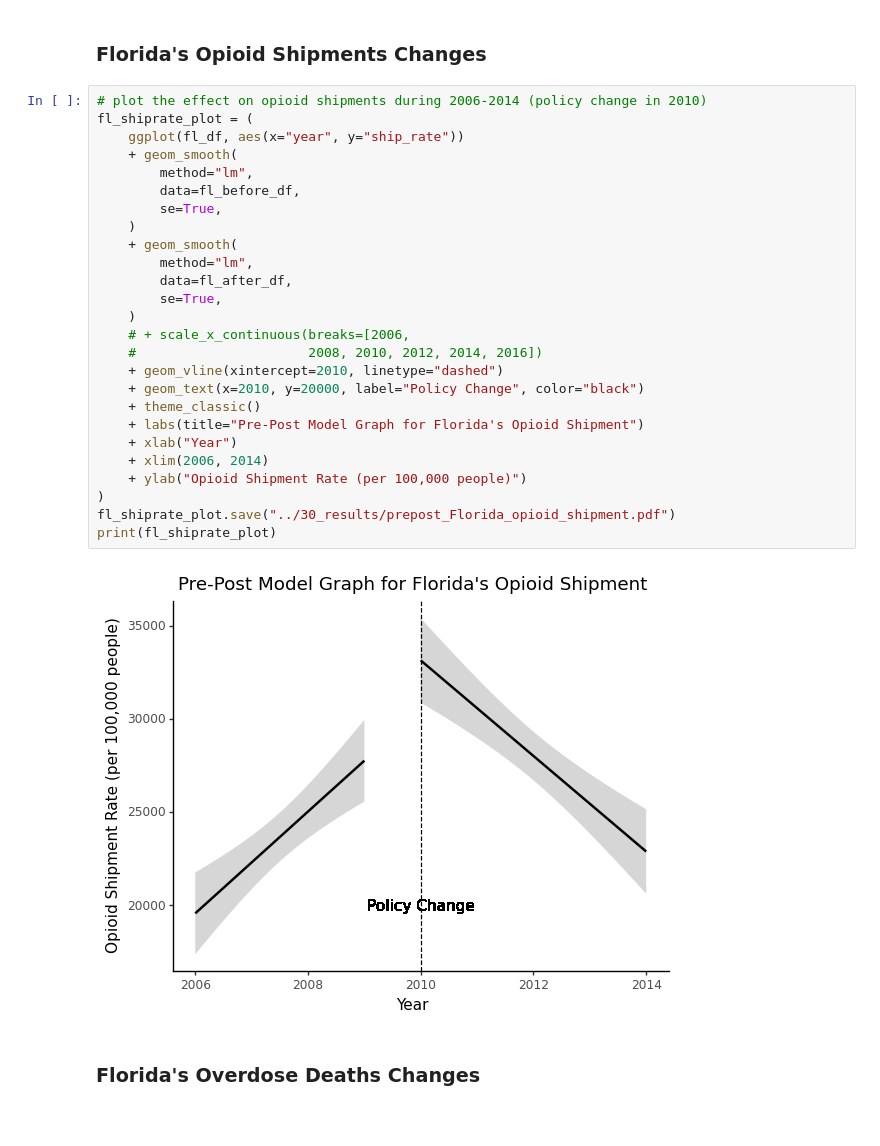
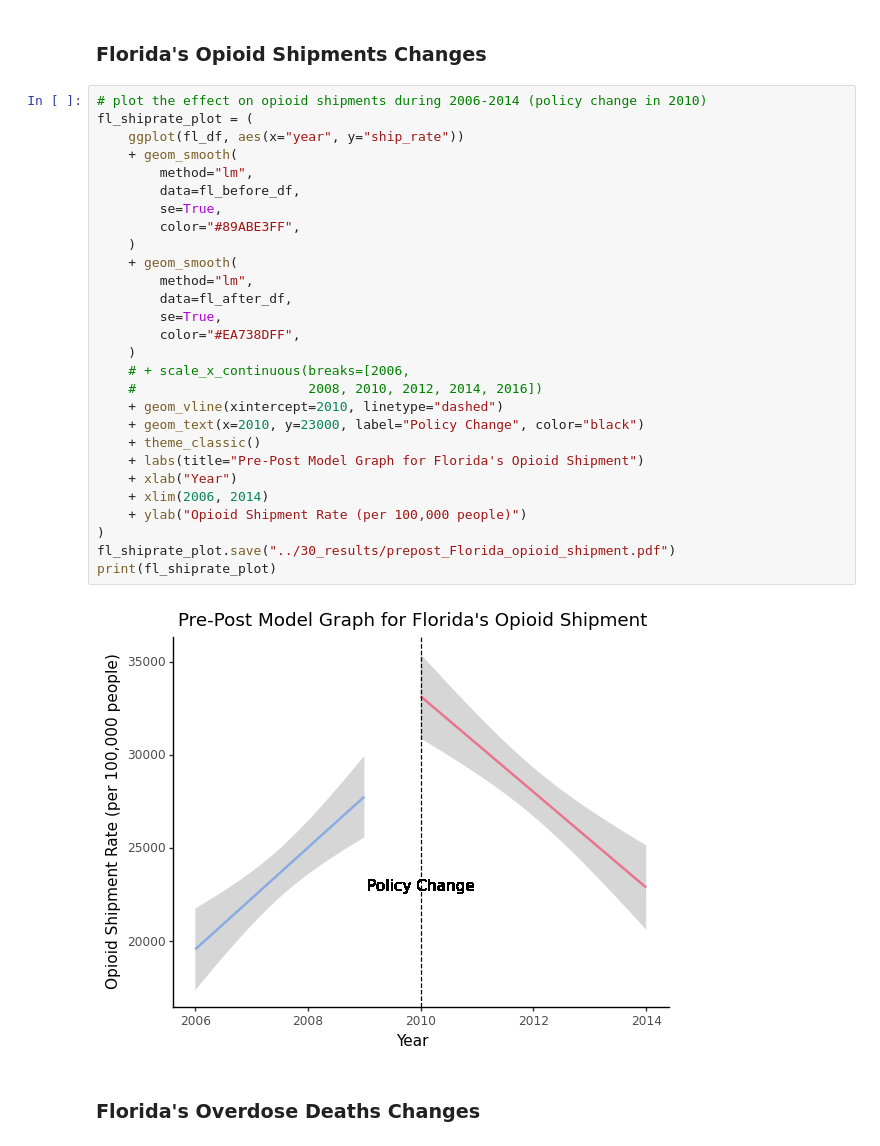
Before and after one commit to Yer1k/opioid_causal_inference, a Jupyter notebook: 10_code/pre-post_analysis.ipynb, the cells around one changed output. Saved outputs shown, nothing was run; the diff lists cells and outputs as text.

Commit message:
added color for lines

```diff
--- a/10_code/pre-post_analysis.ipynb
+++ b/10_code/pre-post_analysis.ipynb
@@ -71,31 +71,33 @@ fl_df.head()
 # %%
 # plot the effect on opioid shipments during 2006-2014 (policy change in 2010)
 fl_shiprate_plot = (
     ggplot(fl_df, aes(x="year", y="ship_rate"))
     + geom_smooth(
         method="lm",
         data=fl_before_df,
         se=True,
+        color="#89ABE3FF",
     )
     + geom_smooth(
         method="lm",
         data=fl_after_df,
         se=True,
+        color="#EA738DFF",
     )
     # + scale_x_continuous(breaks=[2006,
     #                      2008, 2010, 2012, 2014, 2016])
     + geom_vline(xintercept=2010, linetype="dashed")
-    + geom_text(x=2010, y=20000, label="Policy Change", color="black")
+    + geom_text(x=2010, y=23000, label="Policy Change", color="black")
     + theme_classic()
     + labs(title="Pre-Post Model Graph for Florida's Opioid Shipment")
     + xlab("Year")
     + xlim(2006, 2014)
     + ylab("Opioid Shipment Rate (per 100,000 people)")
 )
 fl_shiprate_plot.save("../30_results/prepost_Florida_opioid_shipment.pdf")
 print(fl_shiprate_plot)
 # %% [output]
-[figure, old version]
+[figure, new version]
 # %% [markdown]
 ### Florida's Overdose Deaths Changes
 # %%
```
Also changed, not shown: parts of 4 cells of this notebook, 5 other files.
